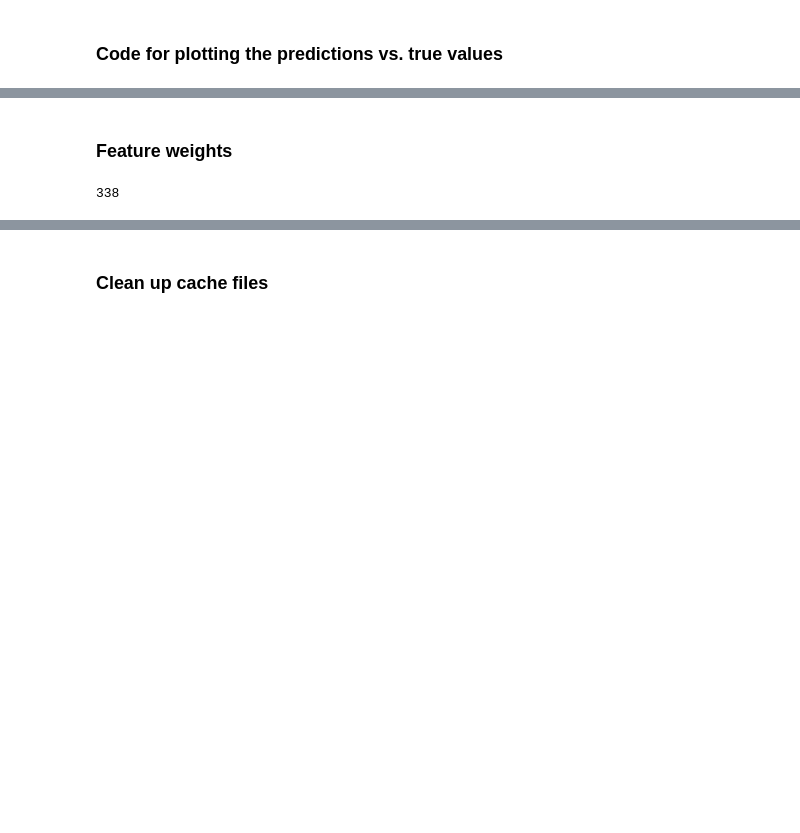
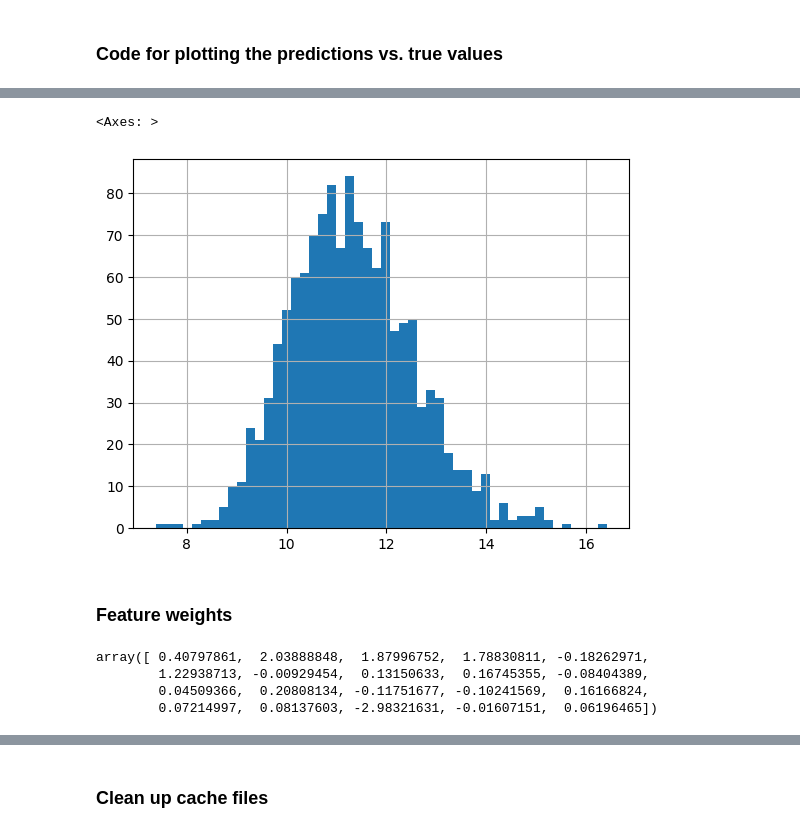
Before and after one commit to TurkuNLP/TCBC_feature_analysis, a Jupyter notebook: RegressorWithHPFV.ipynb, the cells around one changed output, grey strips where cells are left out. Cells and saved outputs as stored; diff of their text form; code cells hidden in the pictures; blank space fills up the shorter version.

```diff
--- a/RegressorWithHPFV.ipynb
+++ b/RegressorWithHPFV.ipynb
@@ -302,3 +316,8 @@ disp = PredictionErrorDisplay.from_predictions(true_pred_pairs[s][0], true_pred_
+# %%
+pd.Series(true_pred_pairs[s][1]).hist(bins=50)
+# %% [output]
+<Axes: >
+[figure, added]
 # %% [markdown]
 ### Feature weights
 # %%
@@ -306,8 +325,11 @@ from pprint import pprint
 model = models[s]
 coefs = model.coef_
 
-pprint(len(coefs))
+pprint(coefs)
 # %% [output]
-338
+array([ 0.40797861,  2.03888848,  1.87996752,  1.78830811, -0.18262971,
+        1.22938713, -0.00929454,  0.13150633,  0.16745355, -0.08404389,
+        0.04509366,  0.20808134, -0.11751677, -0.10241569,  0.16166824,
+        0.07214997,  0.08137603, -2.98321631, -0.01607151,  0.06196465])
 # %%
 #Sample conllu to get feature-index mappings
```
Also changed, not shown: parts of 17 cells of this notebook, 7 other files.
